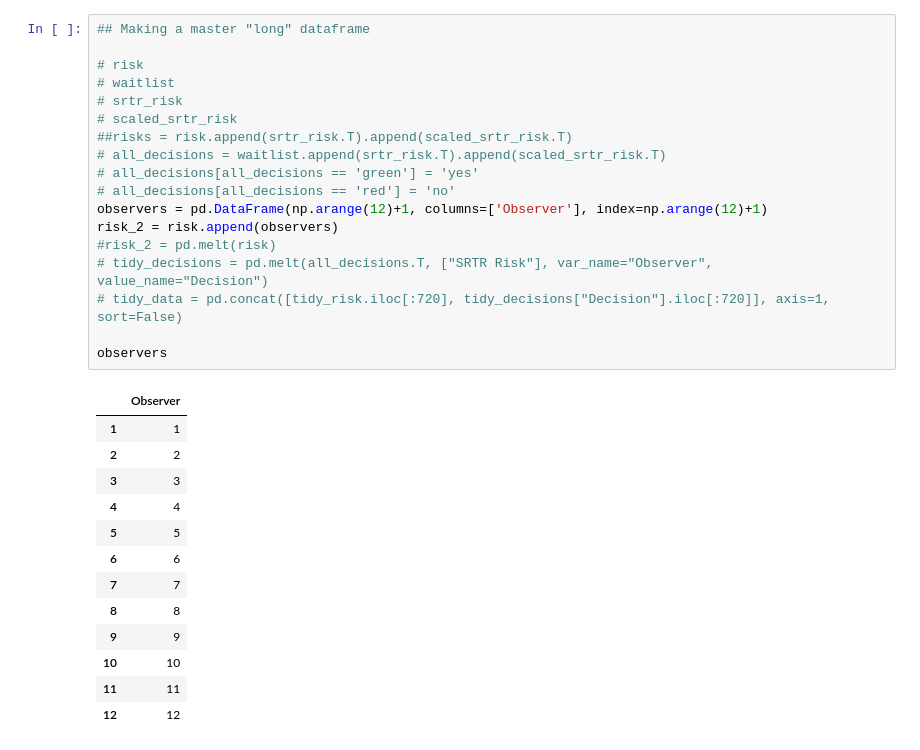
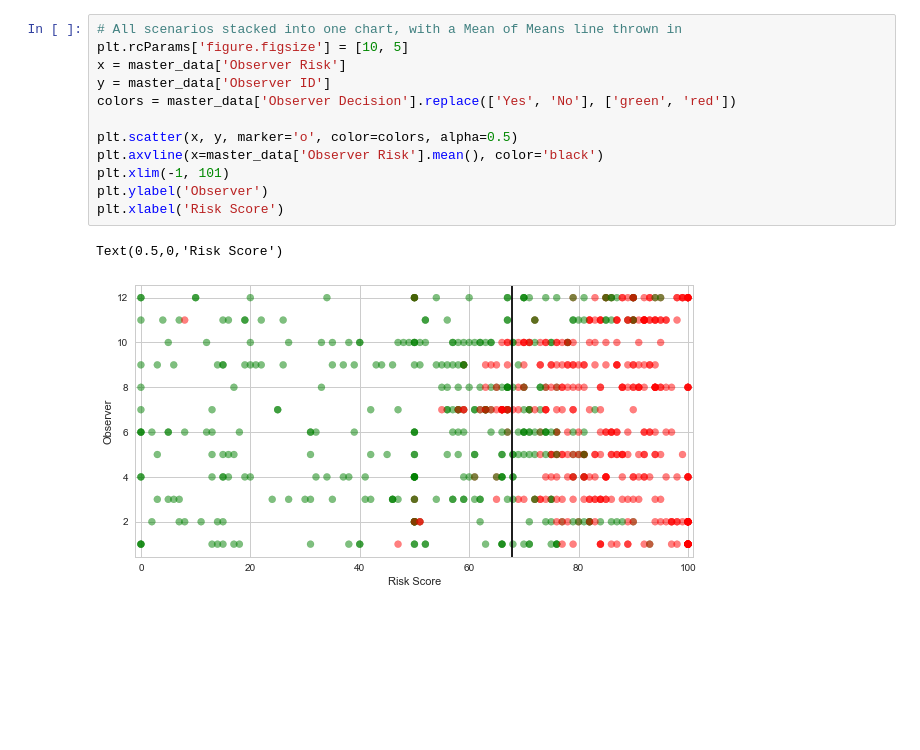
Before and after one commit to peterjmartinson/heart-survey, a Jupyter notebook: Testing Playground.ipynb, the cells around one changed output. Cells and saved outputs as stored; diff of their text form; blank space fills up the shorter version.

```diff
--- a/Testing Playground.ipynb
+++ b/Testing Playground.ipynb
@@ -56,32 +56,15 @@ TypeError: cannot do label indexing on <class 'pandas.core.indexes.base.Index'>
-# %%
-## Making a master "long" dataframe
-
-# risk
-# waitlist
-# srtr_risk
-# scaled_srtr_risk
-##risks = risk.append(srtr_risk.T).append(scaled_srtr_risk.T)
-# all_decisions = waitlist.append(srtr_risk.T).append(scaled_srtr_risk.T)
-# all_decisions[all_decisions == 'green'] = 'yes'
-# all_decisions[all_decisions == 'red'] = 'no'
-observers = pd.DataFrame(np.arange(12)+1, columns=['Observer'], index=np.arange(12)+1)
-risk_2 = risk.append(observers)
-#risk_2 = pd.melt(risk)
-# tidy_decisions = pd.melt(all_decisions.T, ["SRTR Risk"], var_name="Observer", value_name="Decision")
-# tidy_data = pd.concat([tidy_risk.iloc[:720], tidy_decisions["Decision"].iloc[:720]], axis=1, sort=False)
-
-observers
-# %% [output]
-|  | Observer |
-| 1 | 1 |
-| 2 | 2 |
-| 3 | 3 |
-| 4 | 4 |
-| 5 | 5 |
-| 6 | 6 |
-| 7 | 7 |
-| 8 | 8 |
-| 9 | 9 |
-| 10 | 10 |
-| 11 | 11 |
-| 12 | 12 |
+# %%
+# All scenarios stacked into one chart, with a Mean of Means line thrown in
+plt.rcParams['figure.figsize'] = [10, 5]
+x = master_data['Observer Risk']
+y = master_data['Observer ID']
+colors = master_data['Observer Decision'].replace(['Yes', 'No'], ['green', 'red'])
+
+plt.scatter(x, y, marker='o', color=colors, alpha=0.5)
+plt.axvline(x=master_data['Observer Risk'].mean(), color='black')
+plt.xlim(-1, 101)
+plt.ylabel('Observer')
+plt.xlabel('Risk Score')
+# %% [output]
+Text(0.5,0,'Risk Score')
+[figure, added]
```
Also changed, not shown: parts of 16 cells of this notebook, 3 other files.
